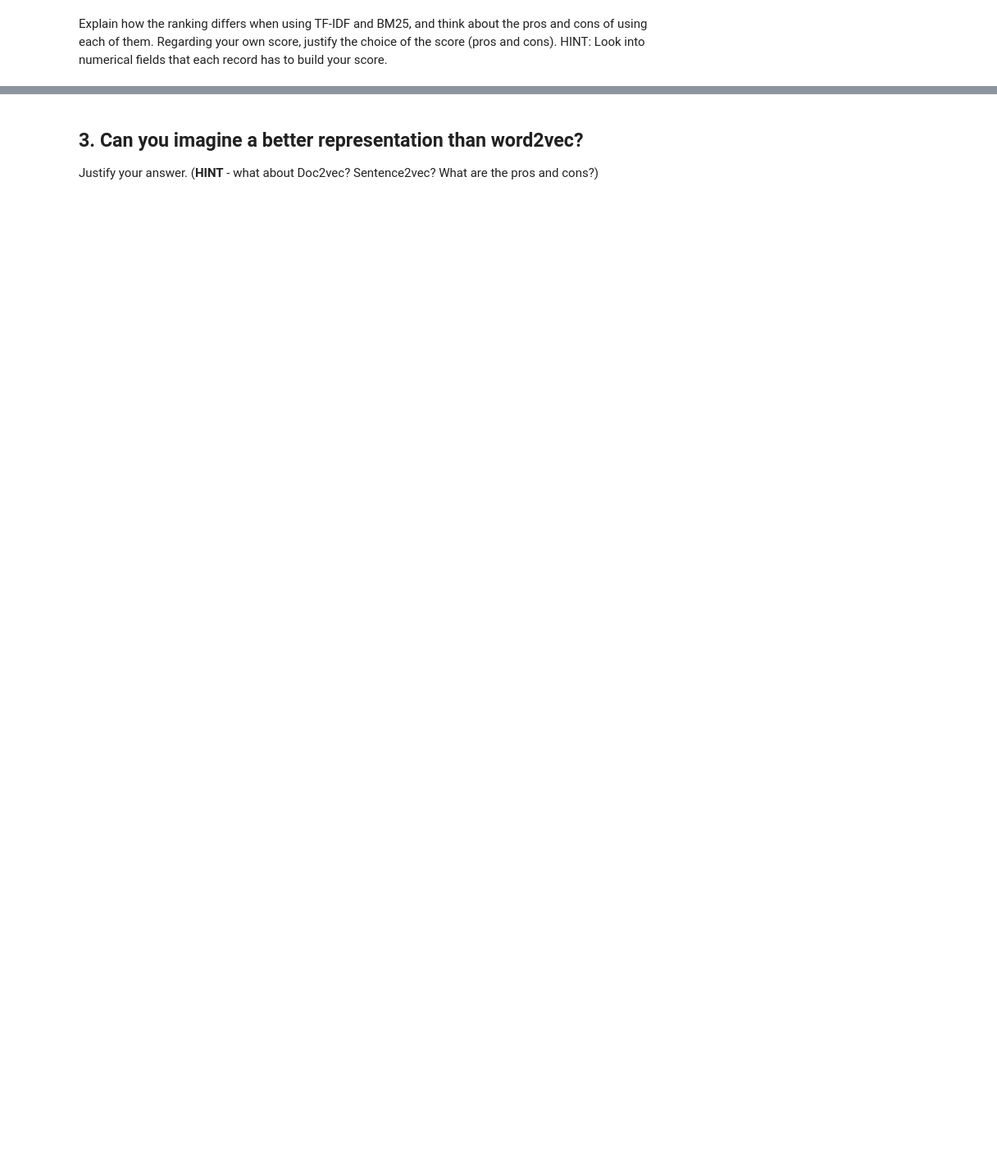
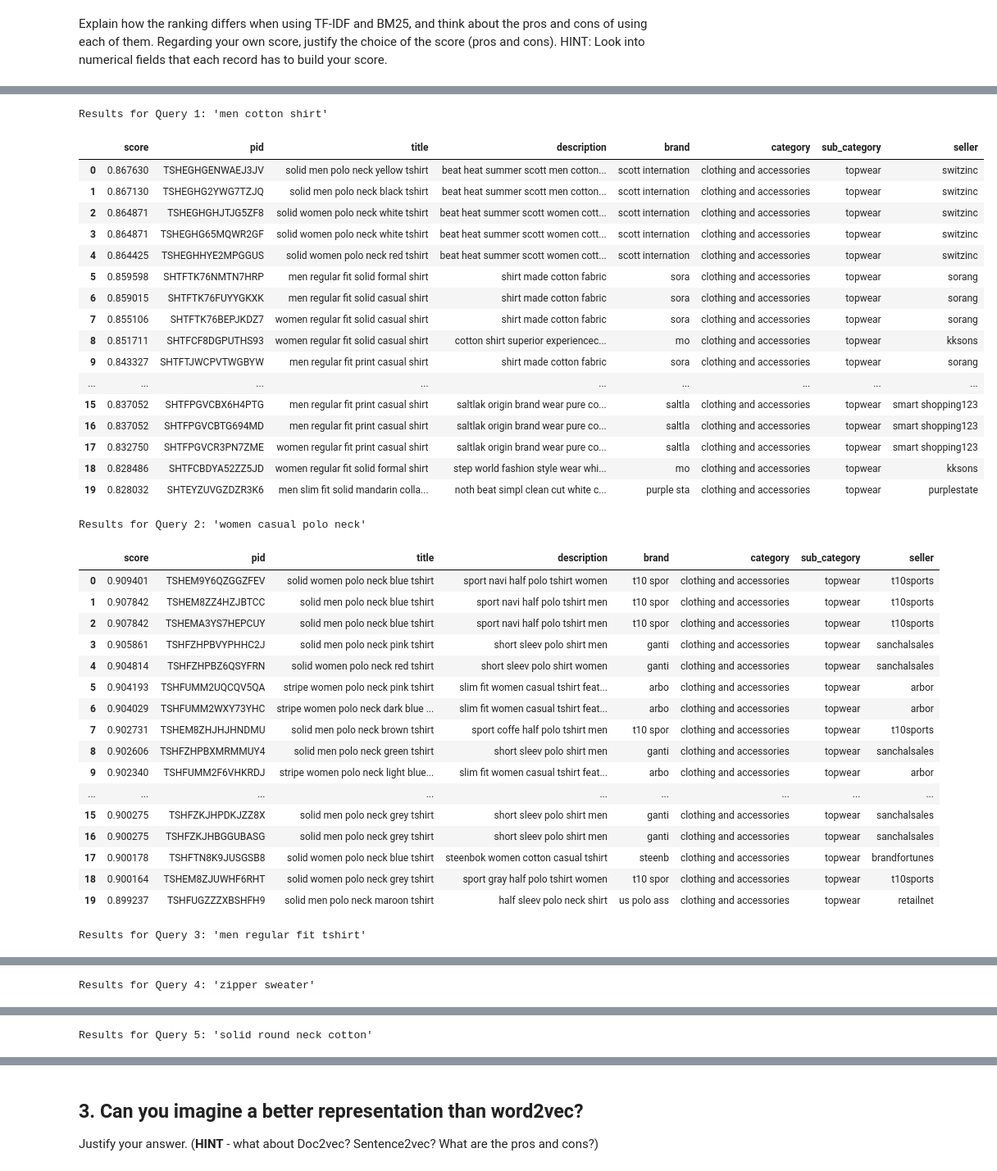
Before and after one commit to LucaFranceschi01/IRWA-2025-G23, a Jupyter notebook: project_progress/part_3/ranking_and_filtering.ipynb, the cells around one changed output, grey strips where cells are left out. Shown at 82% size. Saved outputs shown, nothing was run; the diff lists cells and outputs as text; code cells hidden in the pictures; blank space fills up the shorter version.

```diff
--- a/project_progress/part_3/ranking_and_filtering.ipynb
+++ b/project_progress/part_3/ranking_and_filtering.ipynb
@@ -442,0 +680,44 @@ The resulting vector has the same number of dimensions as the individual word ve
+# %%
+# for our test queries (defined in part 2)
+for qid, query in test_queries.items():
+    print(f"Results for Query {qid}: '{query}'")
+    results = search_w2v(w2v_model, w2d_doc_vectors, query)
+    display(get_top_k_results(data, results, k=20))
+# %% [output]
+Results for Query 1: 'men cotton shirt'
+|  | score | pid | title | description | brand | category | sub_category | seller |
+| 0 | 0.867630 | TSHEGHGENWAEJ3JV | solid men polo neck yellow tshirt | beat heat summer scott men cotton... | scott internation | clothing and accessories | topwear | switzinc |
+| 1 | 0.867130 | TSHEGHG2YWG7TZJQ | solid men polo neck black tshirt | beat heat summer scott men cotton... | scott internation | clothing and accessories | topwear | switzinc |
+| 2 | 0.864871 | TSHEGHGHJTJG5ZF8 | solid women polo neck white tshirt | beat heat summer scott women cott... | scott internation | clothing and accessories | topwear | switzinc |
+| 3 | 0.864871 | TSHEGHG65MQWR2GF | solid women polo neck white tshirt | beat heat summer scott women cott... | scott internation | clothing and accessories | topwear | switzinc |
+| 4 | 0.864425 | TSHEGHHYE2MPGGUS | solid women polo neck red tshirt | beat heat summer scott women cott... | scott internation | clothing and accessories | topwear | switzinc |
+| 5 | 0.859598 | SHTFTK76NMTN7HRP | men regular fit solid formal shirt | shirt made cotton fabric | sora | clothing and accessories | topwear | sorang |
+| 6 | 0.859015 | SHTFTK76FUYYGKXK | men regular fit solid casual shirt | shirt made cotton fabric | sora | clothing and accessories | topwear | sorang |
+| 7 | 0.855106 | SHTFTK76BEPJKDZ7 | women regular fit solid casual shirt | shirt made cotton fabric | sora | clothing and accessories | topwear | sorang |
+| 8 | 0.851711 | SHTFCF8DGPUTHS93 | women regular fit solid casual shirt | cotton shirt superior experiencec... | mo | clothing and accessories | topwear | kksons |
+| 9 | 0.843327 | SHTFTJWCPVTWGBYW | men regular fit print casual shirt | shirt made cotton fabric | sora | clothing and accessories | topwear | sorang |
+| ... | ... | ... | ... | ... | ... | ... | ... | ... |
+| 15 | 0.837052 | SHTFPGVCBX6H4PTG | men regular fit print casual shirt | saltlak origin brand wear pure co... | saltla | clothing and accessories | topwear | smart shopping123 |
+| 16 | 0.837052 | SHTFPGVCBTG694MD | men regular fit print casual shirt | saltlak origin brand wear pure co... | saltla | clothing and accessories | topwear | smart shopping123 |
+| 17 | 0.832750 | SHTFPGVCR3PN7ZME | women regular fit print casual shirt | saltlak origin brand wear pure co... | saltla | clothing and accessories | topwear | smart shopping123 |
+| 18 | 0.828486 | SHTFCBDYA52ZZ5JD | women regular fit solid formal shirt | step world fashion style wear whi... | mo | clothing and accessories | topwear | kksons |
+| 19 | 0.828032 | SHTEYZUVGZDZR3K6 | men slim fit solid mandarin colla... | noth beat simpl clean cut white c... | purple sta | clothing and accessories | topwear | purplestate |
+Results for Query 2: 'women casual polo neck'
+|  | score | pid | title | description | brand | category | sub_category | seller |
+| 0 | 0.909401 | TSHEM9Y6QZGGZFEV | solid women polo neck blue tshirt | sport navi half polo tshirt women | t10 spor | clothing and accessories | topwear | t10sports |
+| 1 | 0.907842 | TSHEM8ZZ4HZJBTCC | solid men polo neck blue tshirt | sport navi half polo tshirt men | t10 spor | clothing and accessories | topwear | t10sports |
+| 2 | 0.907842 | TSHEMA3YS7HEPCUY | solid men polo neck blue tshirt | sport navi half polo tshirt men | t10 spor | clothing and accessories | topwear | t10sports |
+| 3 | 0.905861 | TSHFZHPBVYPHHC2J | solid men polo neck pink tshirt | short sleev polo shirt men | ganti | clothing and accessories | topwear | sanchalsales |
+| 4 | 0.904814 | TSHFZHPBZ6QSYFRN | solid women polo neck red tshirt | short sleev polo shirt women | ganti | clothing and accessories | topwear | sanchalsales |
+| 5 | 0.904193 | TSHFUMM2UQCQV5QA | stripe women polo neck pink tshirt | slim fit women casual tshirt feat... | arbo | clothing and accessories | topwear | arbor |
+| 6 | 0.904029 | TSHFUMM2WXY73YHC | stripe women polo neck dark blue ... | slim fit women casual tshirt feat... | arbo | clothing and accessories | topwear | arbor |
+| 7 | 0.902731 | TSHEM8ZHJHJHNDMU | solid men polo neck brown tshirt | sport coffe half polo tshirt men | t10 spor | clothing and accessories | topwear | t10sports |
+| 8 | 0.902606 | TSHFZHPBXMRMMUY4 | solid men polo neck green tshirt | short sleev polo shirt men | ganti | clothing and accessories | topwear | sanchalsales |
+| 9 | 0.902340 | TSHFUMM2F6VHKRDJ | stripe women polo neck light blue... | slim fit women casual tshirt feat... | arbo | clothing and accessories | topwear | arbor |
+| ... | ... | ... | ... | ... | ... | ... | ... | ... |
+| 15 | 0.900275 | TSHFZKJHPDKJZZ8X | solid men polo neck grey tshirt | short sleev polo shirt men | ganti | clothing and accessories | topwear | sanchalsales |
+| 16 | 0.900275 | TSHFZKJHBGGUBASG | solid men polo neck grey tshirt | short sleev polo shirt men | ganti | clothing and accessories | topwear | sanchalsales |
+| 17 | 0.900178 | TSHFTN8K9JUSGSB8 | solid women polo neck blue tshirt | steenbok women cotton casual tshirt | steenb | clothing and accessories | topwear | brandfortunes |
+| 18 | 0.900164 | TSHEM8ZJUWHF6RHT | solid women polo neck grey tshirt | sport gray half polo tshirt women | t10 spor | clothing and accessories | topwear | t10sports |
+| 19 | 0.899237 | TSHFUGZZZXBSHFH9 | solid men polo neck maroon tshirt | half sleev polo neck shirt | us polo ass | clothing and accessories | topwear | retailnet |
+Results for Query 3: 'men regular fit tshirt'
@@ -442,0 +741 @@ The resulting vector has the same number of dimensions as the individual word ve
+Results for Query 4: 'zipper sweater'
@@ -442,0 +759 @@ The resulting vector has the same number of dimensions as the individual word ve
+Results for Query 5: 'solid round neck cotton'
```
Also changed, not shown: parts of 16 cells of this notebook, 1 other file.
